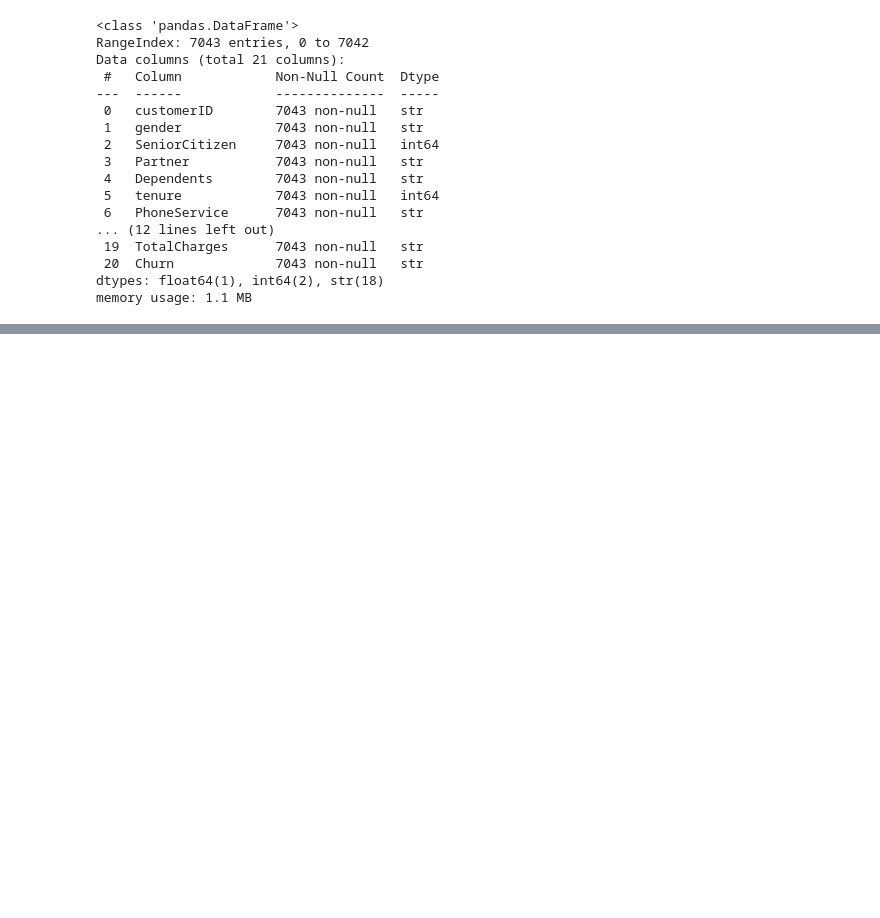
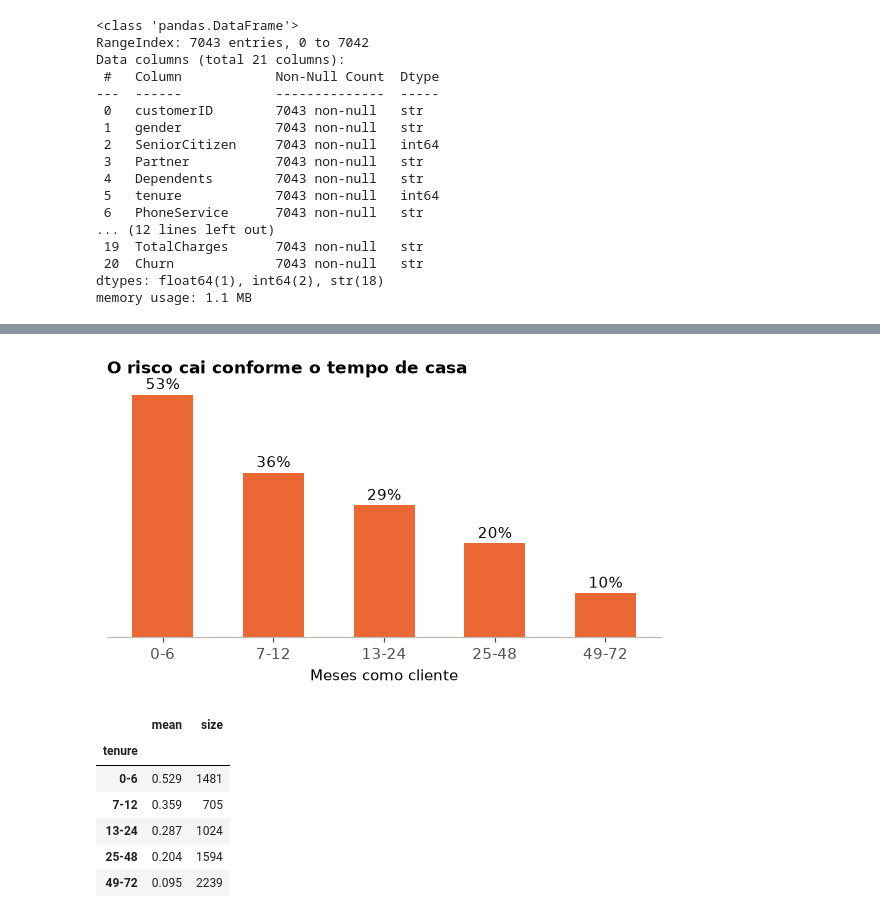
Before and after one commit to Vicrrs/pos_tech_MLE, a Jupyter notebook: fase_01/notebooks/EDA.ipynb, the cells around one changed output, grey strips where cells are left out. Saved outputs shown, nothing was run; the diff lists cells and outputs as text; code cells hidden in the pictures; blank space fills up the shorter version.

```diff
--- a/fase_01/notebooks/EDA.ipynb
+++ b/fase_01/notebooks/EDA.ipynb
@@ -52,0 +192,24 @@ memory usage: 1.1 MB
+# %%
+bands = pd.cut(data["tenure"], [-1, 6, 12, 24, 48, 72],
+              labels=["0-6", "7-12", "13-24", "25-48", "49-72"])
+by_band = data.groupby(bands, observed=True)["churn"].agg(["mean", "size"])
+fig, ax = plt.subplots(figsize=(6.5, 3))
+ax.bar(by_band.index.astype(str), by_band["mean"], color=CHURN, width=0.55)
+for position, value in enumerate(by_band["mean"]):
+    ax.text(position, value + 0.012, f"{value:.0%}", ha="center", color="#0b0b0b")
+ax.set_title("O risco cai conforme o tempo de casa")
+ax.set_xlabel("Meses como cliente")
+ax.set_yticks([])
+ax.grid(False)
+fig.savefig("../docs/figures/churn_by_tenure.png")
+plt.show()
+by_band.round(3)
+# %% [output]
+[figure, added]
+|  | mean | size |
+| tenure |  |  |
+| 0-6 | 0.529 | 1481 |
+| 7-12 | 0.359 | 705 |
+| 13-24 | 0.287 | 1024 |
+| 25-48 | 0.204 | 1594 |
+| 49-72 | 0.095 | 2239 |
```
Also changed, not shown: parts of 30 cells of this notebook, 3 other files.
